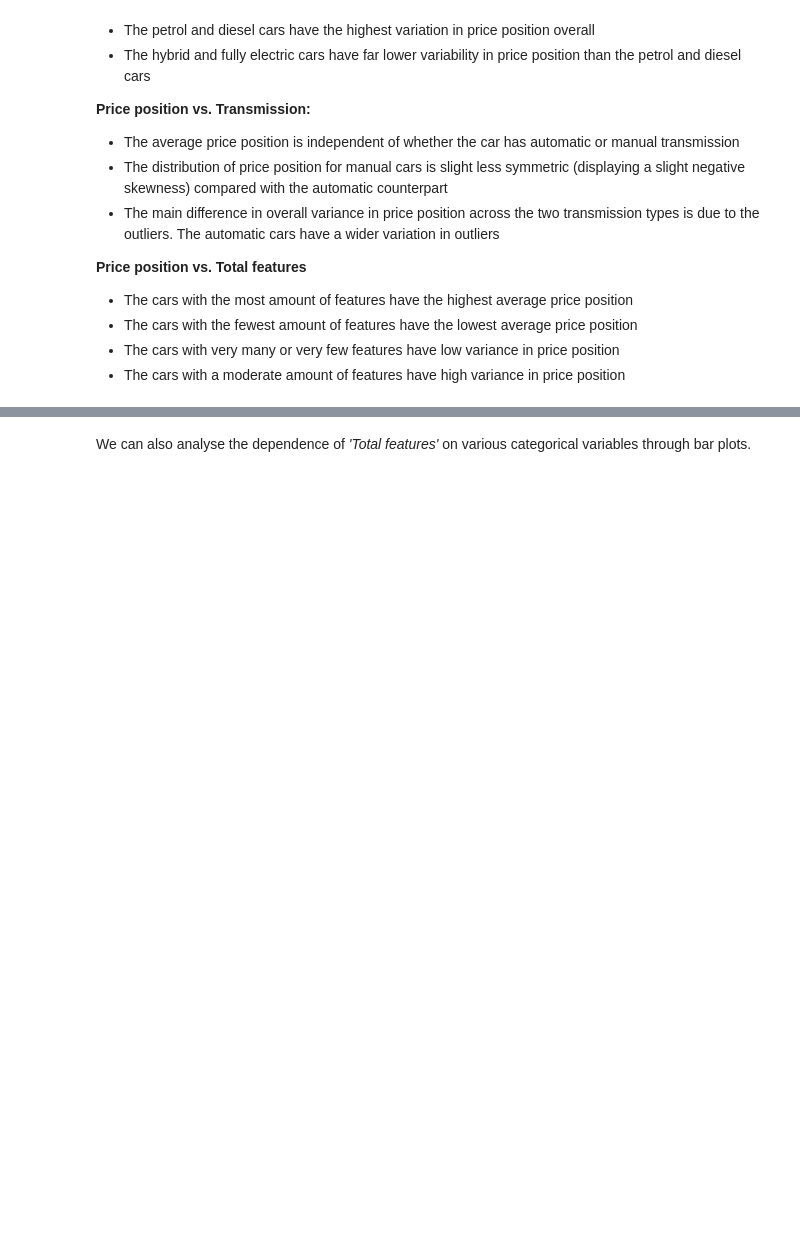
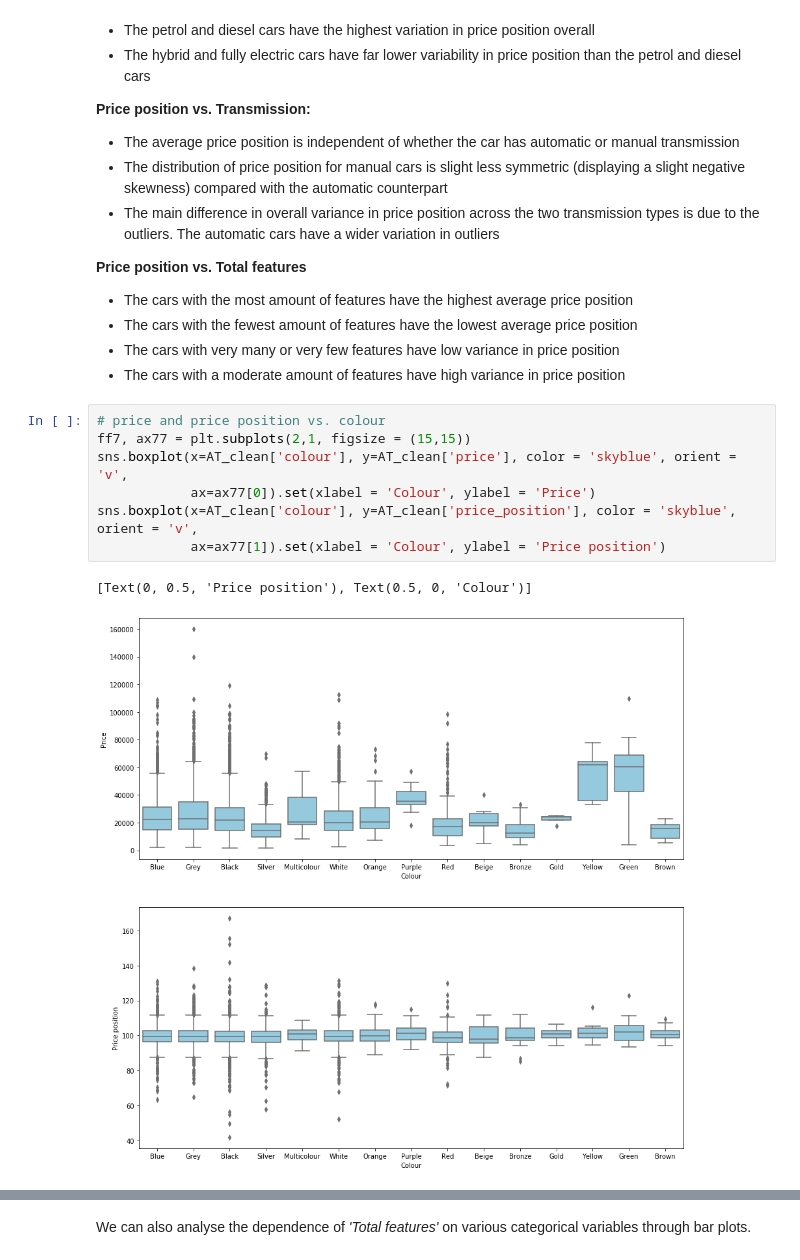
Before and after one commit to dom-emery96/AutoTrader-EDA, a Jupyter notebook: Autotrader-Data-Exploration.ipynb, the cells around one changed output, grey strips where cells are left out. Cells and saved outputs as stored; diff of their text form; blank space fills up the shorter version.

```diff
--- a/Autotrader-Data-Exploration.ipynb
+++ b/Autotrader-Data-Exploration.ipynb
@@ -723,3 +710,13 @@ The main results of the above box plots can be summarised as follows.
 * The cars with the fewest amount of features have the lowest average price position
 * The cars with very many or very few features have low variance in price position
 * The cars with a moderate amount of features have high variance in price position
+# %%
+# price and price position vs. colour
+ff7, ax77 = plt.subplots(2,1, figsize = (15,15))
+sns.boxplot(x=AT_clean['colour'], y=AT_clean['price'], color = 'skyblue', orient = 'v',
+            ax=ax77[0]).set(xlabel = 'Colour', ylabel = 'Price')
+sns.boxplot(x=AT_clean['colour'], y=AT_clean['price_position'], color = 'skyblue', orient = 'v',
+            ax=ax77[1]).set(xlabel = 'Colour', ylabel = 'Price position')
+# %% [output]
+[Text(0, 0.5, 'Price position'), Text(0.5, 0, 'Colour')]
+[figure, added]
```
Also changed, not shown: parts of 19 cells of this notebook.
